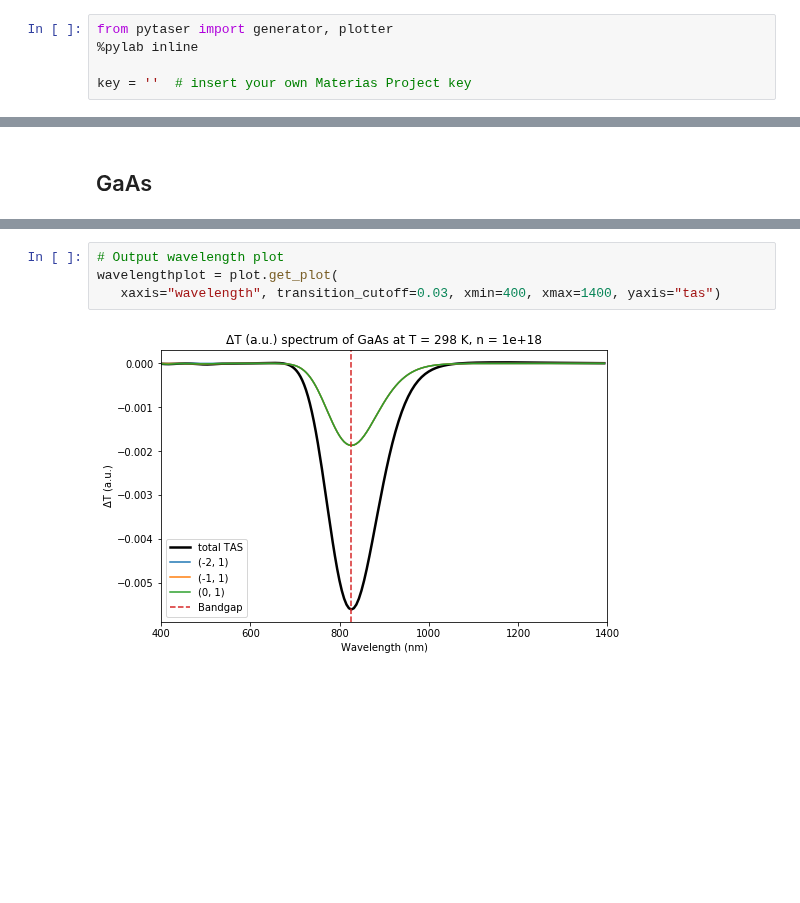
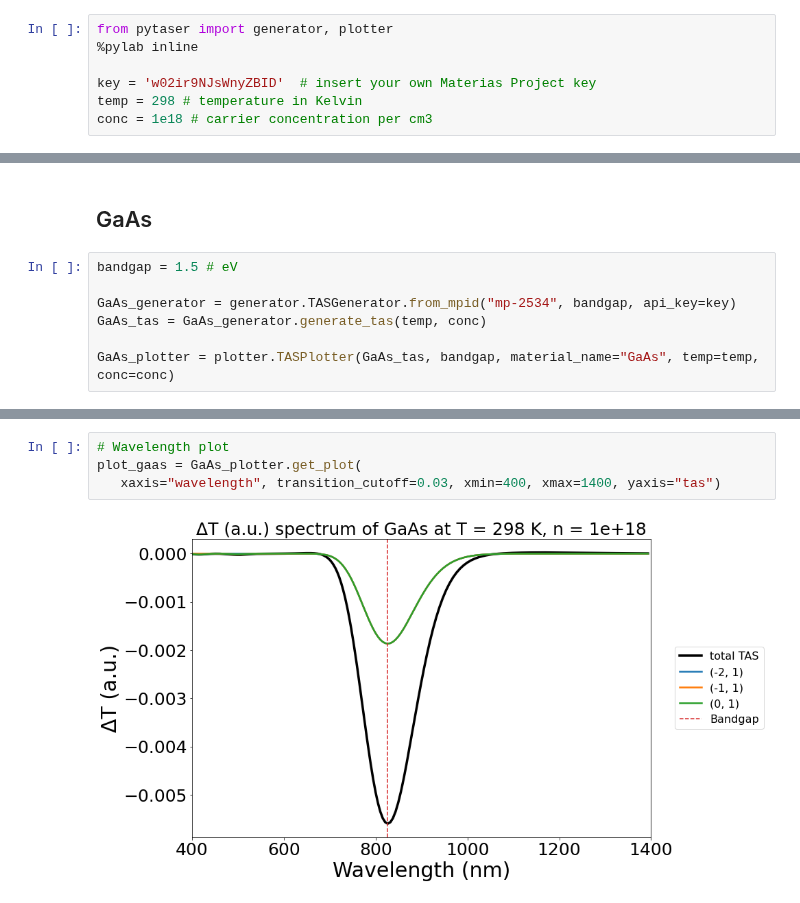
Before and after one commit to WMD-group/PyTASER, a Jupyter notebook: examples/GaAs.ipynb, the cells around one changed output, grey strips where cells are left out. Saved outputs shown, nothing was run; the diff lists cells and outputs as text; blank space fills up the shorter version.

Commit message:
GaAs example with modified plotter.py

```diff
--- a/examples/GaAs.ipynb
+++ b/examples/GaAs.ipynb
@@ -10,11 +10,20 @@ As the database is built from density functional theory (DFT) calculations using
 from pytaser import generator, plotter
 %pylab inline
 
-key = ''  # insert your own Materias Project key
+key = 'w02ir9NJsWnyZBID'  # insert your own Materias Project key
+temp = 298 # temperature in Kelvin
+conc = 1e18 # carrier concentration per cm3
 # %% [output]
 Populating the interactive namespace from numpy and matplotlib
 # %% [markdown]
 ## GaAs
+# %%
+bandgap = 1.5 # eV
+
+GaAs_generator = generator.TASGenerator.from_mpid("mp-2534", bandgap, api_key=key)
+GaAs_tas = GaAs_generator.generate_tas(temp, conc)
+
+GaAs_plotter = plotter.TASPlotter(GaAs_tas, bandgap, material_name="GaAs", temp=temp, conc=conc)
 # %%
 #Band structure read from pymatgen
 from pymatgen.ext.matproj import MPRester
@@ -47,6 +45,6 @@ energyplot.gca().invert_xaxis()
 # %%
-# Output wavelength plot
-wavelengthplot = plot.get_plot(
+# Wavelength plot
+plot_gaas = GaAs_plotter.get_plot(
    xaxis="wavelength", transition_cutoff=0.03, xmin=400, xmax=1400, yaxis="tas")
 # %% [output]
-[figure, old version]
+[figure, new version]
```
Also changed, not shown: parts of 6 cells of this notebook.
